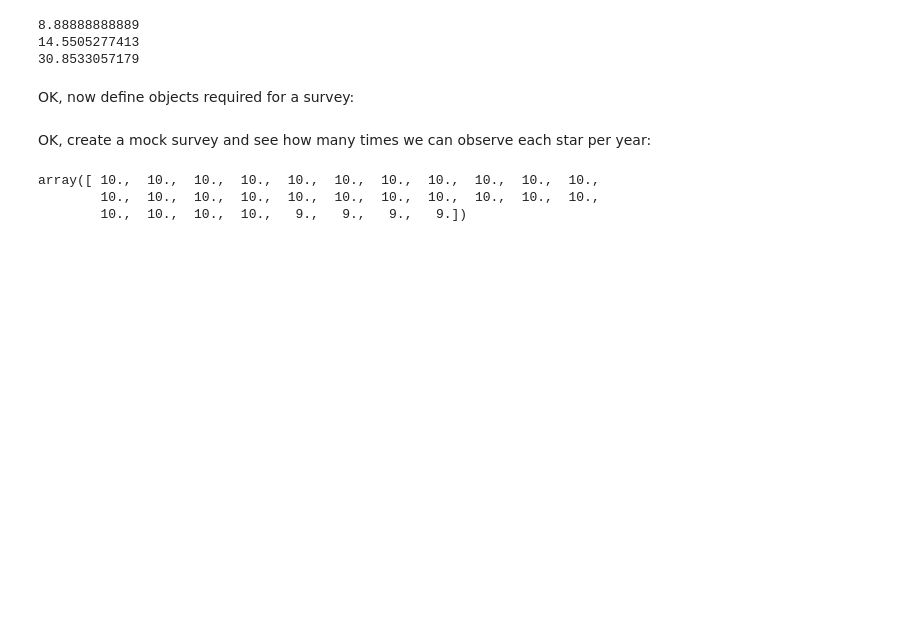
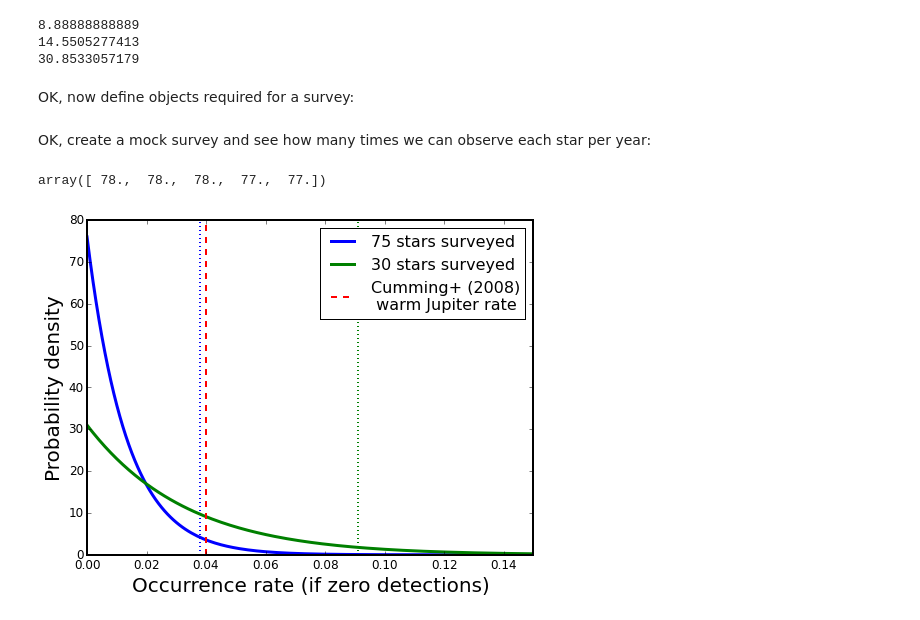
Before and after one commit to timothydmorton/wps-proposal, a Jupyter notebook: survey.ipynb, the cells around one changed output. Cells and saved outputs as stored; diff of their text form; code cells hidden in the pictures; blank space fills up the shorter version.

```diff
--- a/survey.ipynb
+++ b/survey.ipynb
@@ -89,14 +89,43 @@ class Survey(object):
 # %% [markdown]
 OK, create a mock survey and see how many times we can observe each star per year:
 # %%
-N = 30
-vmags = np.linspace(11, 12.5, N)  #30 targets between V=11 and V=12.5
+N = 5
+vmags = np.linspace(12, 12.1, N)  #30 targets between V=11 and V=12.5
 targets = [Star(vmag) for vmag in vmags]
 instruments = [PFS, HARPS, HIRES]
 survey = Survey(targets, instruments)
 
-survey.obs_per_year()
+survey.obs_per_year(drv=2.5)
 # %% [output]
-array([ 10.,  10.,  10.,  10.,  10.,  10.,  10.,  10.,  10.,  10.,  10.,
-        10.,  10.,  10.,  10.,  10.,  10.,  10.,  10.,  10.,  10.,  10.,
-        10.,  10.,  10.,  10.,   9.,   9.,   9.,   9.])
+array([ 78.,  78.,  78.,  77.,  77.])
+# %%
+def p_of_f(results, prior=np.ones(1000), norm=True):
+    nheads = sum(results)
+    n = len(results)
+    ntails = n-nheads
+    f = np.linspace(0,1,len(prior))
+    L = f**nheads*(1-f)**ntails
+    posterior = L*prior/np.trapz(L*prior,f)
+    return f,posterior
+# %%
+Ns = [75,30]
+colors = ['b','g']
+
+plt.figure(figsize=(8,6))
+def find_upperlim(f, post, conf=0.95):
+    cum = post.cumsum()
+    cdf = cum/cum.max()
+    return f[np.argmin(np.absolute(cdf-conf))]
+
+for N,color in zip(Ns,colors):
+    f, post = p_of_f(np.zeros(N))
+    plt.plot(f,post, label='{} stars surveyed'.format(N), color=color, lw=3)
+    plt.axvline(find_upperlim(f,post), color=color, ls=':')
+plt.axvline(0.04, color='r', ls='--', label='Cumming+ (2008)\n warm Jupiter rate')
+plt.xlim(xmax=0.15)
+plt.legend(fontsize=16)
+plt.xlabel('Occurrence rate (if zero detections)', fontsize=20)
+plt.ylabel('Probability density', fontsize=20);
+plt.savefig('occurrence-rate-simple.pdf')
+# %% [output]
+[figure, added]
```
Also changed, not shown: parts of 2 cells of this notebook.
